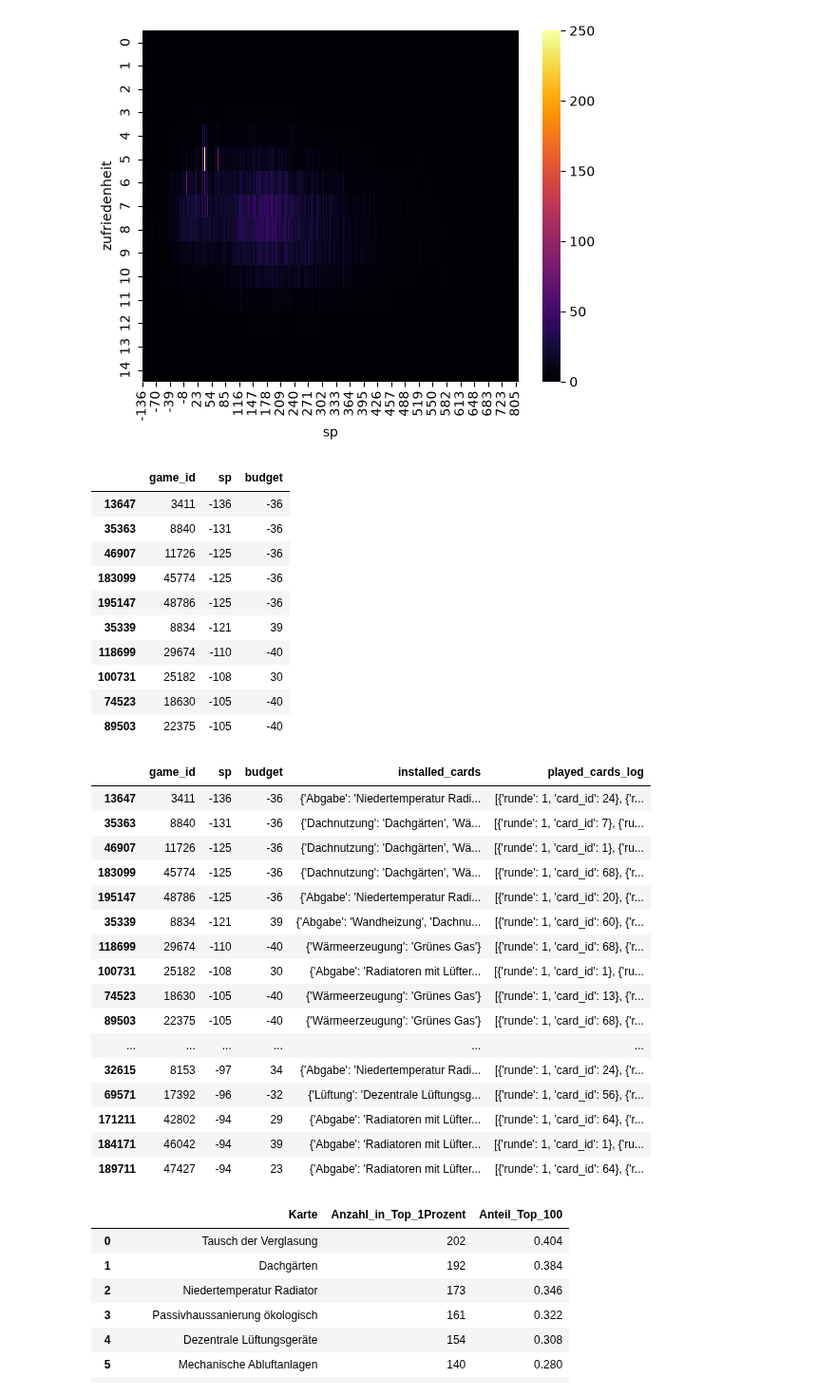
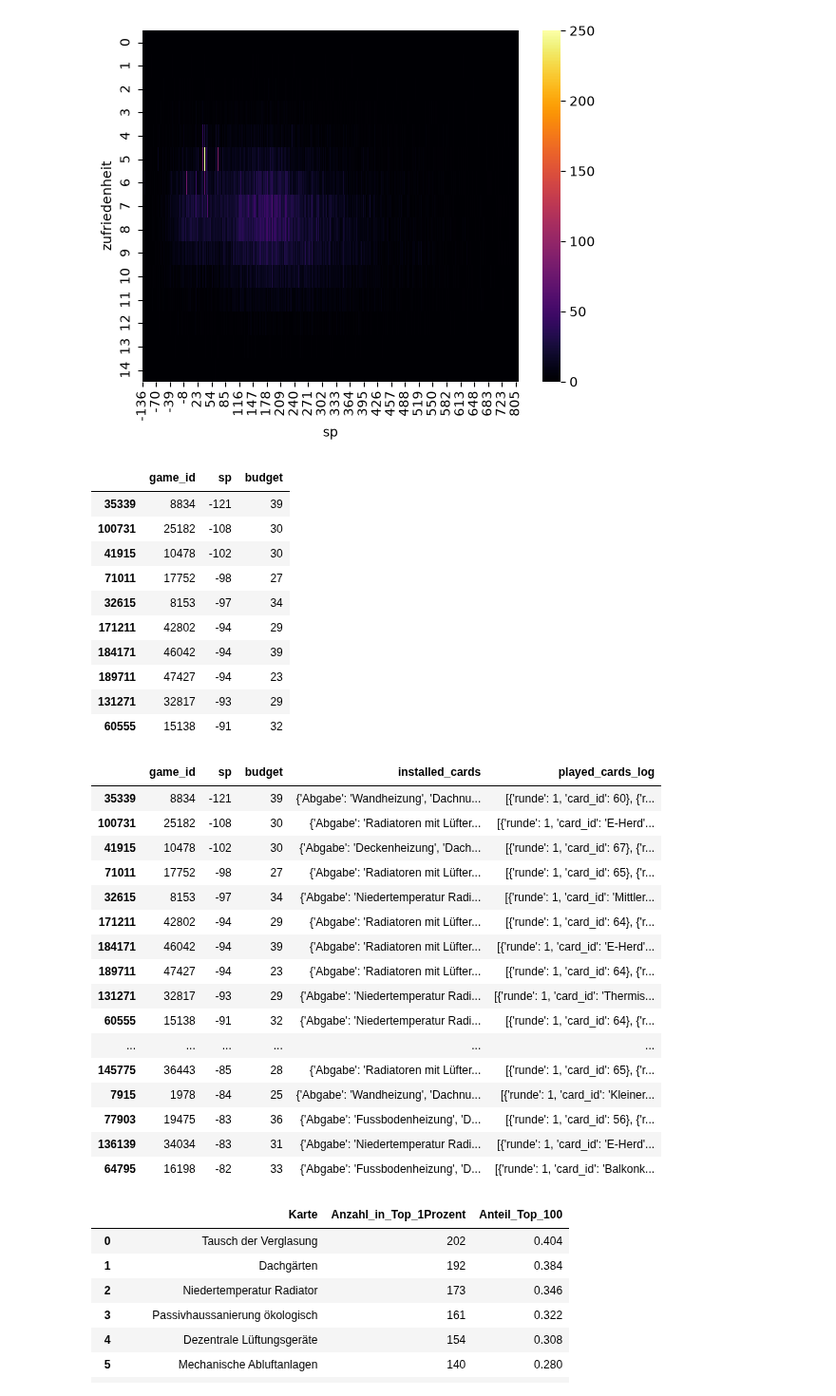
Before and after one commit to simonschaluppe/KlimSta-Brettspiel, a Jupyter notebook: analysis.ipynb, the cells around one changed output. Shown at 95% size. Saved outputs shown, nothing was run; the diff lists cells and outputs as text; code cells hidden in the pictures.

```diff
--- a/analysis.ipynb
+++ b/analysis.ipynb
@@ -51,6 +51,7 @@ final_games = (
     .loc[df["runde"] == 4]
     .drop_duplicates(subset="game_id")
 )
+final_games = final_games.drop(final_games[final_games["budget"] < 0].index)
 
 # HIER IST DER CODE VERÄNDERT UM DIE NIEDRIGSTEN SIEGPUNKTE ZU FINDEN
 # nsmallest statt nlargest
@@ -63,60 +64,60 @@ best_percent = (
 best_percent[["game_id", "sp", "budget"]].head(10)
 # %% [output]
 |  | game_id | sp | budget |
-| 13647 | 3411 | -136 | -36 |
-| 35363 | 8840 | -131 | -36 |
-| 46907 | 11726 | -125 | -36 |
-| 183099 | 45774 | -125 | -36 |
-| 195147 | 48786 | -125 | -36 |
 | 35339 | 8834 | -121 | 39 |
-| 118699 | 29674 | -110 | -40 |
 | 100731 | 25182 | -108 | 30 |
-| 74523 | 18630 | -105 | -40 |
-| 89503 | 22375 | -105 | -40 |
+| 41915 | 10478 | -102 | 30 |
+| 71011 | 17752 | -98 | 27 |
+| 32615 | 8153 | -97 | 34 |
+| 171211 | 42802 | -94 | 29 |
+| 184171 | 46042 | -94 | 39 |
+| 189711 | 47427 | -94 | 23 |
+| 131271 | 32817 | -93 | 29 |
+| 60555 | 15138 | -91 | 32 |
 # %%
 slots = cards["Slot/Stapel"].unique()
 single_slots = [slot for slot in slots if not slot.startswith("*")]
 
 id_to_name = cards.set_index("id")["Name"].to_dict()
 def map_cards(slot_values):
     return {
         slot_name: id_to_name.get(card_id)
         for slot_name, card_id in zip(single_slots, slot_values)
         if card_id >= 0
     }
 
-#name_map = cards["Name"].to_dict()
+name_map = cards["Name"].to_dict()
 
-#best_percent["played_cards_log"] = best_percent["played_cards_log"].apply(
-#    lambda cardld: [
-#        {**card, "card_id": name_map.get(card["card_id"], card["card_id"])}
-#        for card in cardld
-#    ]
-#)
+best_percent["played_cards_log"] = best_percent["played_cards_log"].apply(
+    lambda cardld: [
+        {**card, "card_id": name_map.get(card["card_id"], card["card_id"])}
+        for card in cardld
+    ]
+)
 
 pd.set_option('display.max_colwidth', None)
 best_percent["installed_cards"] = best_percent["slots"].apply(map_cards)
 best_percent[
     ["game_id", "sp", "budget", "installed_cards", "played_cards_log"]
 ].head(20)
 # %% [output]
 |  | game_id | sp | budget | installed_cards | played_cards_log |
-| 13647 | 3411 | -136 | -36 | {'Abgabe': 'Niedertemperatur Radi... | [{'runde': 1, 'card_id': 24}, {'r... |
-| 35363 | 8840 | -131 | -36 | {'Dachnutzung': 'Dachgärten', 'Wä... | [{'runde': 1, 'card_id': 7}, {'ru... |
-| 46907 | 11726 | -125 | -36 | {'Dachnutzung': 'Dachgärten', 'Wä... | [{'runde': 1, 'card_id': 1}, {'ru... |
-| 183099 | 45774 | -125 | -36 | {'Dachnutzung': 'Dachgärten', 'Wä... | [{'runde': 1, 'card_id': 68}, {'r... |
-| 195147 | 48786 | -125 | -36 | {'Abgabe': 'Niedertemperatur Radi... | [{'runde': 1, 'card_id': 20}, {'r... |
 | 35339 | 8834 | -121 | 39 | {'Abgabe': 'Wandheizung', 'Dachnu... | [{'runde': 1, 'card_id': 60}, {'r... |
-| 118699 | 29674 | -110 | -40 | {'Wärmeerzeugung': 'Grünes Gas'} | [{'runde': 1, 'card_id': 68}, {'r... |
-| 100731 | 25182 | -108 | 30 | {'Abgabe': 'Radiatoren mit Lüfter... | [{'runde': 1, 'card_id': 1}, {'ru... |
-| 74523 | 18630 | -105 | -40 | {'Wärmeerzeugung': 'Grünes Gas'} | [{'runde': 1, 'card_id': 13}, {'r... |
-| 89503 | 22375 | -105 | -40 | {'Wärmeerzeugung': 'Grünes Gas'} | [{'runde': 1, 'card_id': 68}, {'r... |
+| 100731 | 25182 | -108 | 30 | {'Abgabe': 'Radiatoren mit Lüfter... | [{'runde': 1, 'card_id': 'E-Herd'... |
+| 41915 | 10478 | -102 | 30 | {'Abgabe': 'Deckenheizung', 'Dach... | [{'runde': 1, 'card_id': 67}, {'r... |
+| 71011 | 17752 | -98 | 27 | {'Abgabe': 'Radiatoren mit Lüfter... | [{'runde': 1, 'card_id': 65}, {'r... |
+| 32615 | 8153 | -97 | 34 | {'Abgabe': 'Niedertemperatur Radi... | [{'runde': 1, 'card_id': 'Mittler... |
+| 171211 | 42802 | -94 | 29 | {'Abgabe': 'Radiatoren mit Lüfter... | [{'runde': 1, 'card_id': 64}, {'r... |
+| 184171 | 46042 | -94 | 39 | {'Abgabe': 'Radiatoren mit Lüfter... | [{'runde': 1, 'card_id': 'E-Herd'... |
+| 189711 | 47427 | -94 | 23 | {'Abgabe': 'Radiatoren mit Lüfter... | [{'runde': 1, 'card_id': 64}, {'r... |
+| 131271 | 32817 | -93 | 29 | {'Abgabe': 'Niedertemperatur Radi... | [{'runde': 1, 'card_id': 'Thermis... |
+| 60555 | 15138 | -91 | 32 | {'Abgabe': 'Niedertemperatur Radi... | [{'runde': 1, 'card_id': 64}, {'r... |
 | ... | ... | ... | ... | ... | ... |
-| 32615 | 8153 | -97 | 34 | {'Abgabe': 'Niedertemperatur Radi... | [{'runde': 1, 'card_id': 24}, {'r... |
-| 69571 | 17392 | -96 | -32 | {'Lüftung': 'Dezentrale Lüftungsg... | [{'runde': 1, 'card_id': 56}, {'r... |
-| 171211 | 42802 | -94 | 29 | {'Abgabe': 'Radiatoren mit Lüfter... | [{'runde': 1, 'card_id': 64}, {'r... |
-| 184171 | 46042 | -94 | 39 | {'Abgabe': 'Radiatoren mit Lüfter... | [{'runde': 1, 'card_id': 1}, {'ru... |
-| 189711 | 47427 | -94 | 23 | {'Abgabe': 'Radiatoren mit Lüfter... | [{'runde': 1, 'card_id': 64}, {'r... |
+| 145775 | 36443 | -85 | 28 | {'Abgabe': 'Radiatoren mit Lüfter... | [{'runde': 1, 'card_id': 65}, {'r... |
+| 7915 | 1978 | -84 | 25 | {'Abgabe': 'Wandheizung', 'Dachnu... | [{'runde': 1, 'card_id': 'Kleiner... |
+| 77903 | 19475 | -83 | 36 | {'Abgabe': 'Fussbodenheizung', 'D... | [{'runde': 1, 'card_id': 56}, {'r... |
+| 136139 | 34034 | -83 | 31 | {'Abgabe': 'Niedertemperatur Radi... | [{'runde': 1, 'card_id': 'E-Herd'... |
+| 64795 | 16198 | -82 | 33 | {'Abgabe': 'Fussbodenheizung', 'D... | [{'runde': 1, 'card_id': 'Balkonk... |
 # %%
 from collections import Counter
 card_counts = Counter(
```
